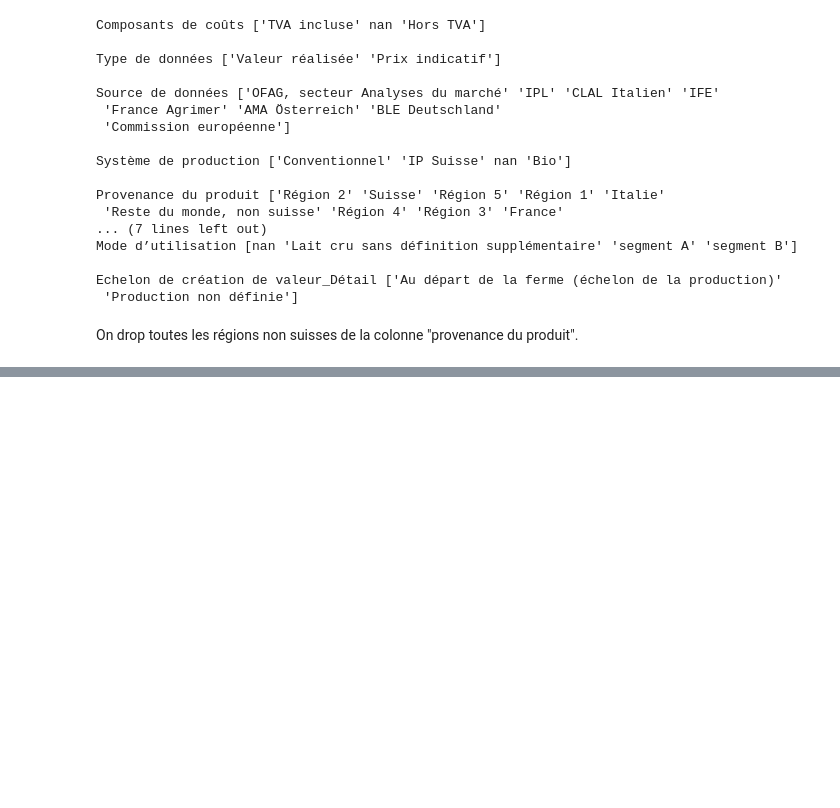
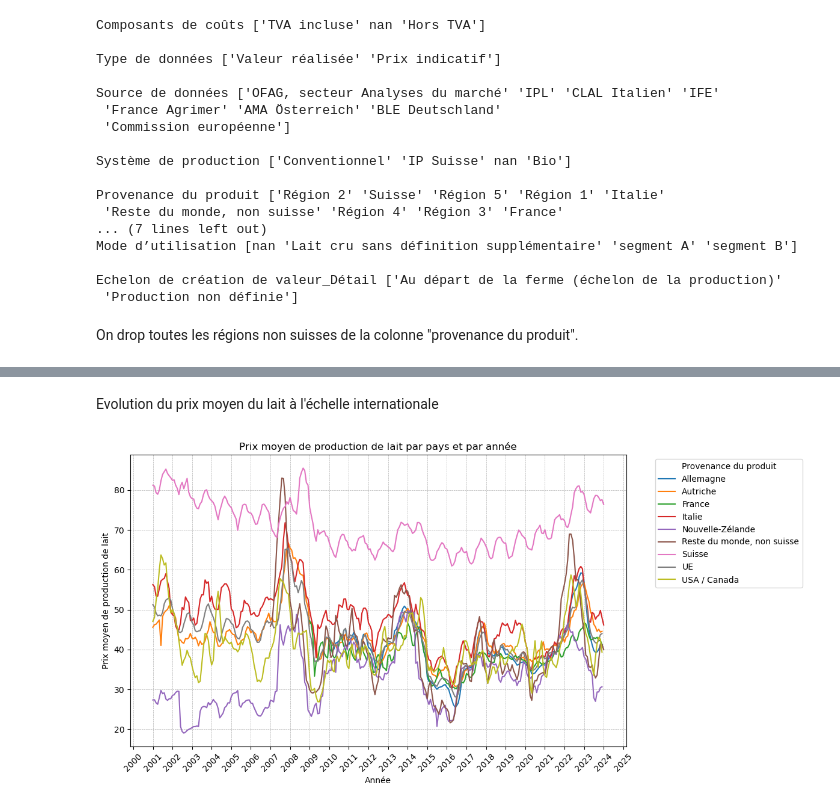
Before and after one commit to Ualh/lait_equitable, a Jupyter notebook: scripts/lait.ipynb, the cells around one changed output, grey strips where cells are left out. Drawn from its saved outputs; the diff is of its cells as text; code cells hidden in the pictures; blank space fills up the shorter version.

```diff
--- a/scripts/lait.ipynb
+++ b/scripts/lait.ipynb
@@ -143,0 +209,41 @@ plt.show()
+# %% [markdown]
+Evolution du prix moyen du lait à l'échelle internationale
+# %%
+# Convert date from string to datetime
+clean_data['Date'] = pd.to_datetime(clean_data['Date'])
+
+# Grouper les régions suisses ensemble
+suisse_region = ['Région 1', 'Région 2', 'Région 3', 'Région 4', 'Région 5', 'Other']
+
+# Remplacer les noms des pays par 'Groupe'
+clean_data['Provenance du produit'] = clean_data['Provenance du produit'].replace(suisse_region, 'Suisse')
+
+
+# Grouper les données par 'Provenance du produit' et 'Date', puis calculer la moyenne des prix
+prix_moyen_par_pays_et_annee = clean_data.groupby(['Provenance du produit', 'Date'])['Prix'].mean().reset_index()
+
+# Préparer la figure
+plt.figure(figsize=(12, 6))
+
+# Boucler sur chaque pays pour le tracer
+for pays in prix_moyen_par_pays_et_annee['Provenance du produit'].unique():
+    subset = prix_moyen_par_pays_et_annee[prix_moyen_par_pays_et_annee['Provenance du produit'] == pays]
+    plt.plot(subset['Date'], subset['Prix'], label=pays)
+
+# Ajouter des légendes et titres
+plt.legend()
+plt.title('Prix moyen de production de lait par pays et par année')
+plt.xlabel('Année')
+plt.ylabel('Prix moyen de production de lait')
+plt.legend(title='Provenance du produit', bbox_to_anchor=(1.05, 1), loc='upper left')
+plt.xticks(rotation=45) # Pour une meilleure lisibilité des dates
+plt.grid(True, which='both', linestyle='--', linewidth=0.5)
+
+# Utilisation des locators et formatters pour l'axe des x
+plt.gca().xaxis.set_major_locator(mdates.YearLocator())  # Un tick par année
+plt.gca().xaxis.set_major_formatter(mdates.DateFormatter('%Y'))  # Afficher seulement l'année
+
+plt.tight_layout()  # Ajuste la disposition
+plt.show()
+# %% [output]
+[figure, added]
```
Also changed, not shown: parts of 11 cells of this notebook.
